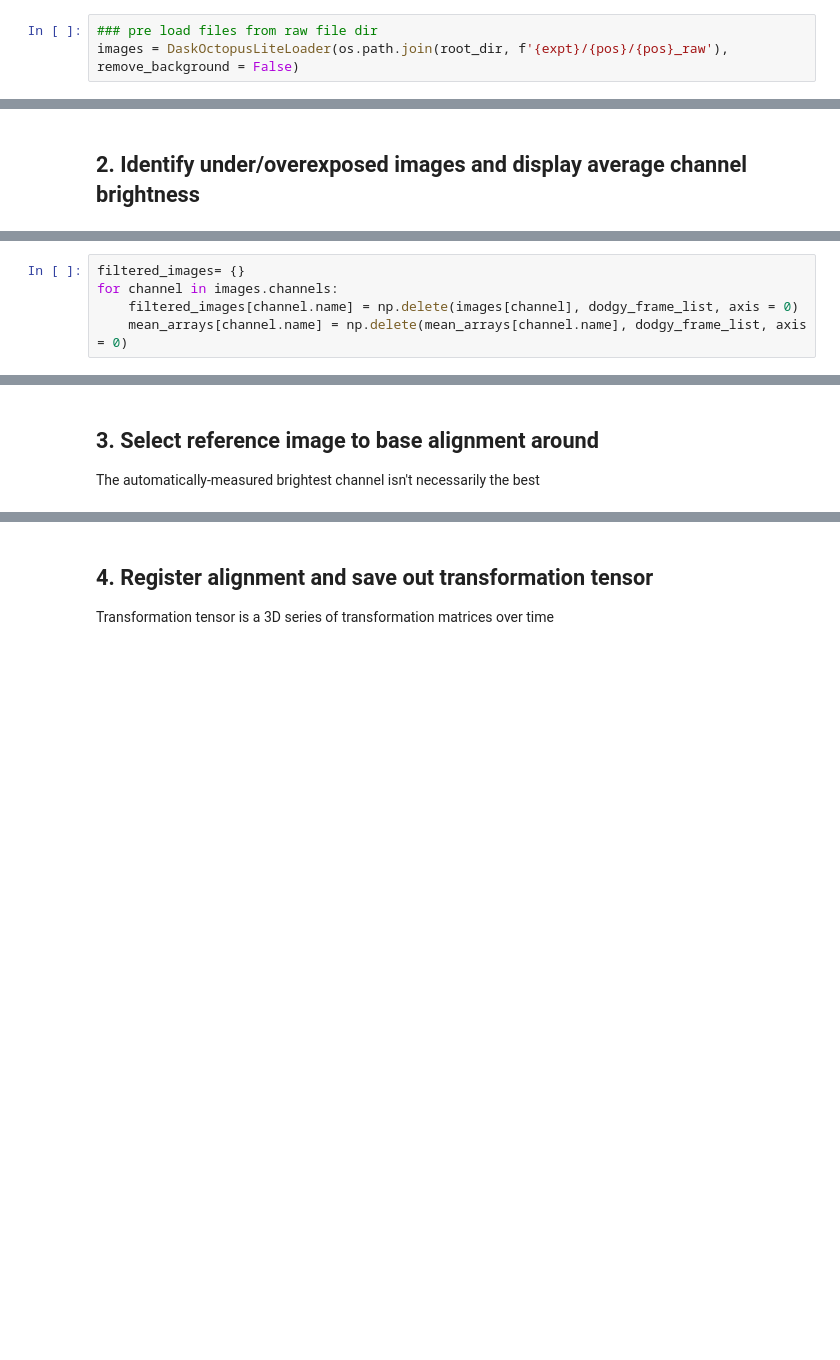
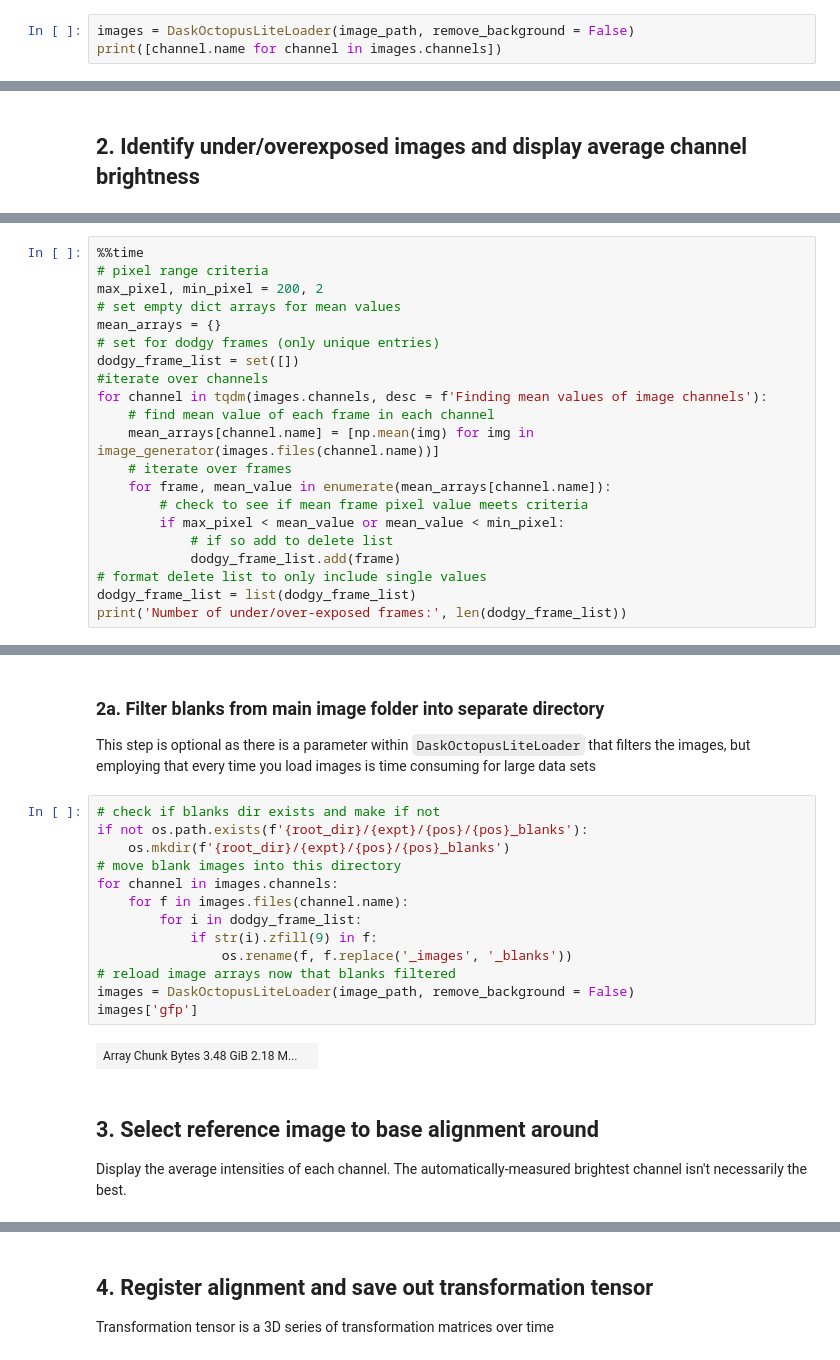
Before and after one commit to lowe-lab-ucl/segment-classify-track, a Jupyter notebook: align.ipynb, the cells around one changed output, grey strips where cells are left out. Drawn from its saved outputs; the diff is of its cells as text; blank space fills up the shorter version.

```diff
--- a/align.ipynb
+++ b/align.ipynb
@@ -39,4 +44,4 @@ if not os.path.exists(os.path.join(root_dir, f'{expt}/{pos}/{pos}_raw')):
 # %%
-### pre load files from raw file dir
-images = DaskOctopusLiteLoader(os.path.join(root_dir, f'{expt}/{pos}/{pos}_raw'), remove_background = False)
+images = DaskOctopusLiteLoader(image_path, remove_background = False)
+print([channel.name for channel in images.channels])
 # %% [output]
@@ -95,5 +50,0 @@ dodgy_frame_list
-# %%
-filtered_images= {}
-for channel in images.channels:
-    filtered_images[channel.name] = np.delete(images[channel], dodgy_frame_list, axis = 0)
-    mean_arrays[channel.name] = np.delete(mean_arrays[channel.name], dodgy_frame_list, axis = 0)
@@ -106,0 +51,21 @@ filtered_images
+# %%
+%%time
+# pixel range criteria
+max_pixel, min_pixel = 200, 2
+# set empty dict arrays for mean values
+mean_arrays = {}
+# set for dodgy frames (only unique entries)
+dodgy_frame_list = set([])
+#iterate over channels
+for channel in tqdm(images.channels, desc = f'Finding mean values of image channels'):
+    # find mean value of each frame in each channel
+    mean_arrays[channel.name] = [np.mean(img) for img in image_generator(images.files(channel.name))]
+    # iterate over frames
+    for frame, mean_value in enumerate(mean_arrays[channel.name]):
+        # check to see if mean frame pixel value meets criteria
+        if max_pixel < mean_value or mean_value < min_pixel:
+            # if so add to delete list
+            dodgy_frame_list.add(frame)
+# format delete list to only include single values
+dodgy_frame_list = list(dodgy_frame_list)
+print('Number of under/over-exposed frames:', len(dodgy_frame_list))
@@ -107,7 +76,26 @@ filtered_images
+# %% [markdown]
+### 2a. Filter blanks from main image folder into separate directory
+
+This step is optional as there is a parameter within `DaskOctopusLiteLoader` that filters the images, but employing that every time you load images is time consuming for large data sets
+# %%
+# check if blanks dir exists and make if not
+if not os.path.exists(f'{root_dir}/{expt}/{pos}/{pos}_blanks'):
+    os.mkdir(f'{root_dir}/{expt}/{pos}/{pos}_blanks')
+# move blank images into this directory
+for channel in images.channels:
+    for f in images.files(channel.name):
+        for i in dodgy_frame_list:
+            if str(i).zfill(9) in f:
+                os.rename(f, f.replace('_images', '_blanks'))
+# reload image arrays now that blanks filtered
+images = DaskOctopusLiteLoader(image_path, remove_background = False)
+images['gfp']
+# %% [output]
+| Array Chunk Bytes 3.48 GiB 2.18 M... |  |
 # %% [markdown]
 ## 3. Select reference image to base alignment around
 
-The automatically-measured brightest channel isn't necessarily the best
+Display the average intensities of each channel. The automatically-measured brightest channel isn't necessarily the best.
 # %%
 print('Average channel brightness for selection of reference image:')
 for channel in images.channels:
```
Also changed, not shown: parts of 29 cells of this notebook, 13 other files.
